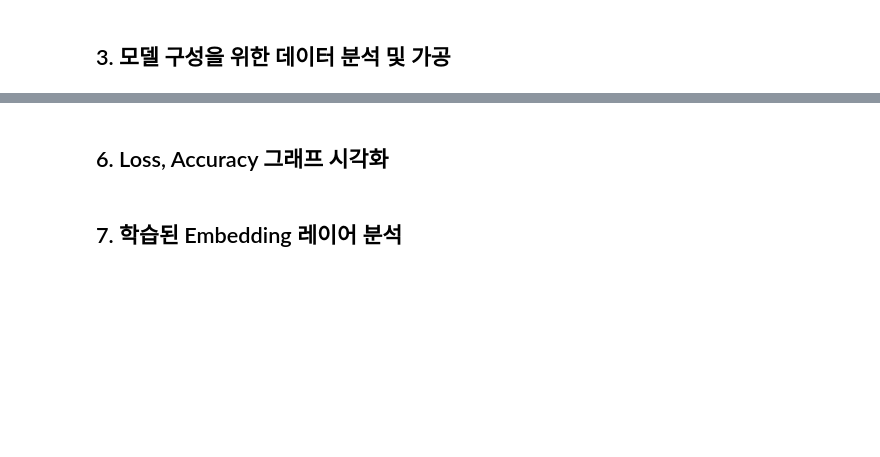
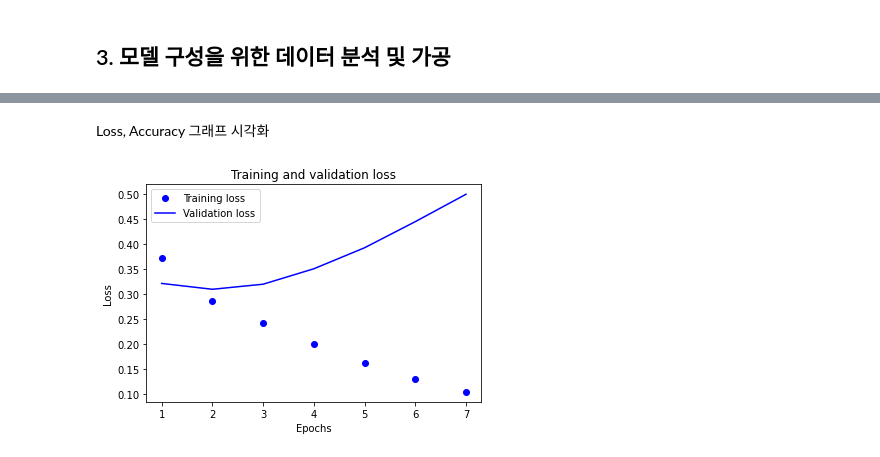
Before and after one commit to inistory/AIFFEL, a Jupyter notebook: E07/E07.ipynb, the cells around one changed output, grey strips where cells are left out. Cells and saved outputs as stored; diff of their text form; code cells hidden in the pictures; blank space fills up the shorter version.

Commit message:
211102 add additional model

```diff
--- a/E07/E07.ipynb
+++ b/E07/E07.ipynb
@@ -120,0 +221,15 @@ def get_decoded_sentences(encoded_sentences, index_to_word):
+# %%
+LSTM_.compile(optimizer='adam',
+              loss='binary_crossentropy',
+              metrics=['accuracy'])
+# %%
+early = EarlyStopping(monitor='val_loss', mode='min', verbose=1, patience=5)
+check = ModelCheckpoint('best_model.h5', monitor='val_acc', mode='max', verbose=1, save_bast_only=True)
+# %%
+LSTM_history = LSTM_.fit(partial_x_train,
+                    partial_y_train,
+                    epochs=20,
+                    callbacks=[early, check],
+                    batch_size=32,
+                    validation_data=(x_val, y_val),
+                    verbose=1)
@@ -121,4 +262,22 @@ def get_decoded_sentences(encoded_sentences, index_to_word):
 # %% [markdown]
-## 6. Loss, Accuracy 그래프 시각화
+Loss, Accuracy 그래프 시각화
-# %% [markdown]
-## 7.  학습된 Embedding 레이어 분석
+# %%
+LSTM_history_dict = LSTM_history.history
+# %%
+acc = LSTM_history_dict['accuracy']
+val_acc = LSTM_history_dict['val_accuracy']
+loss = LSTM_history_dict['loss']
+val_loss = LSTM_history_dict['val_loss']
+
+epochs = range(1, len(acc) + 1)
+
+plt.plot(epochs, loss, 'bo', label='Training loss')
+plt.plot(epochs, val_loss, 'b', label='Validation loss')
+plt.title('Training and validation loss')
+plt.xlabel('Epochs')
+plt.ylabel('Loss')
+plt.legend()
+
+plt.show()
+# %% [output]
+[figure, added]
```
Also changed, not shown: parts of 48 cells of this notebook, 4 other files.
